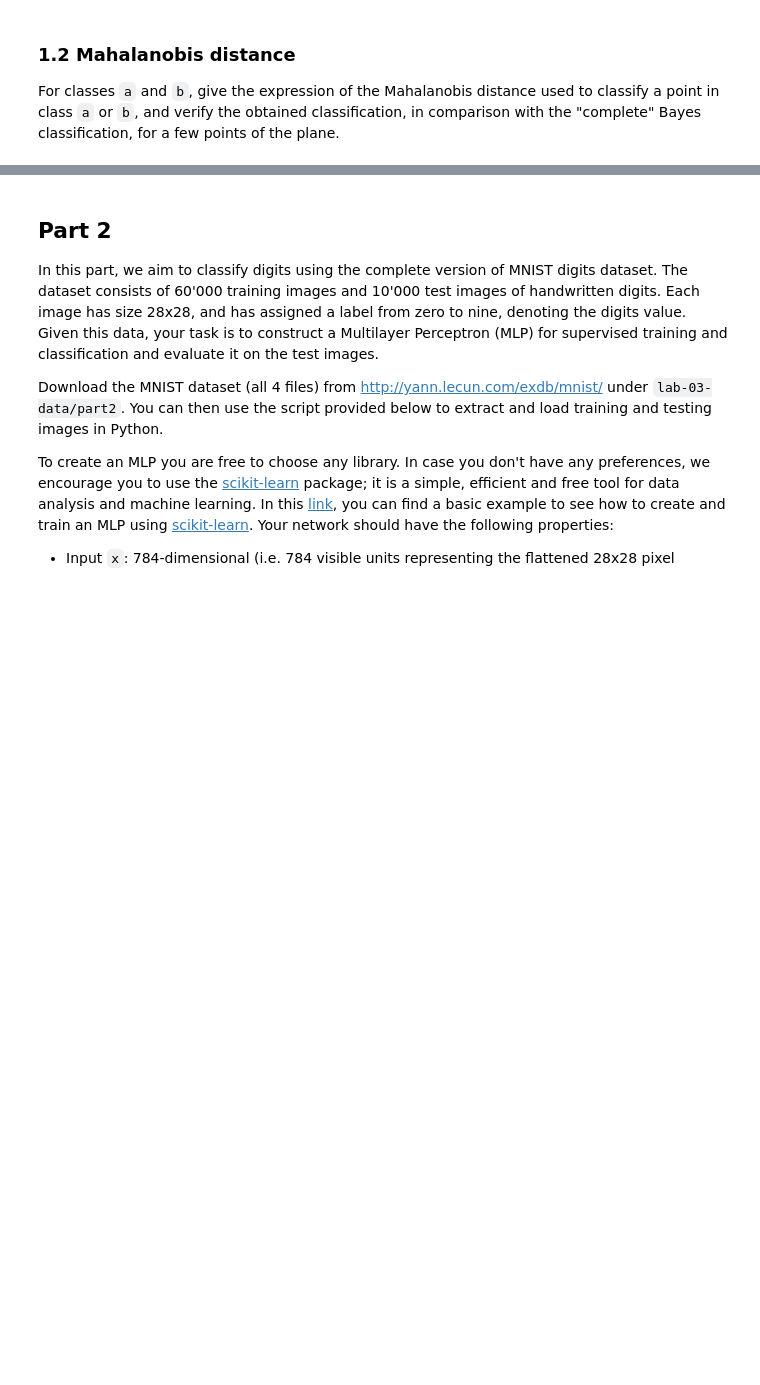
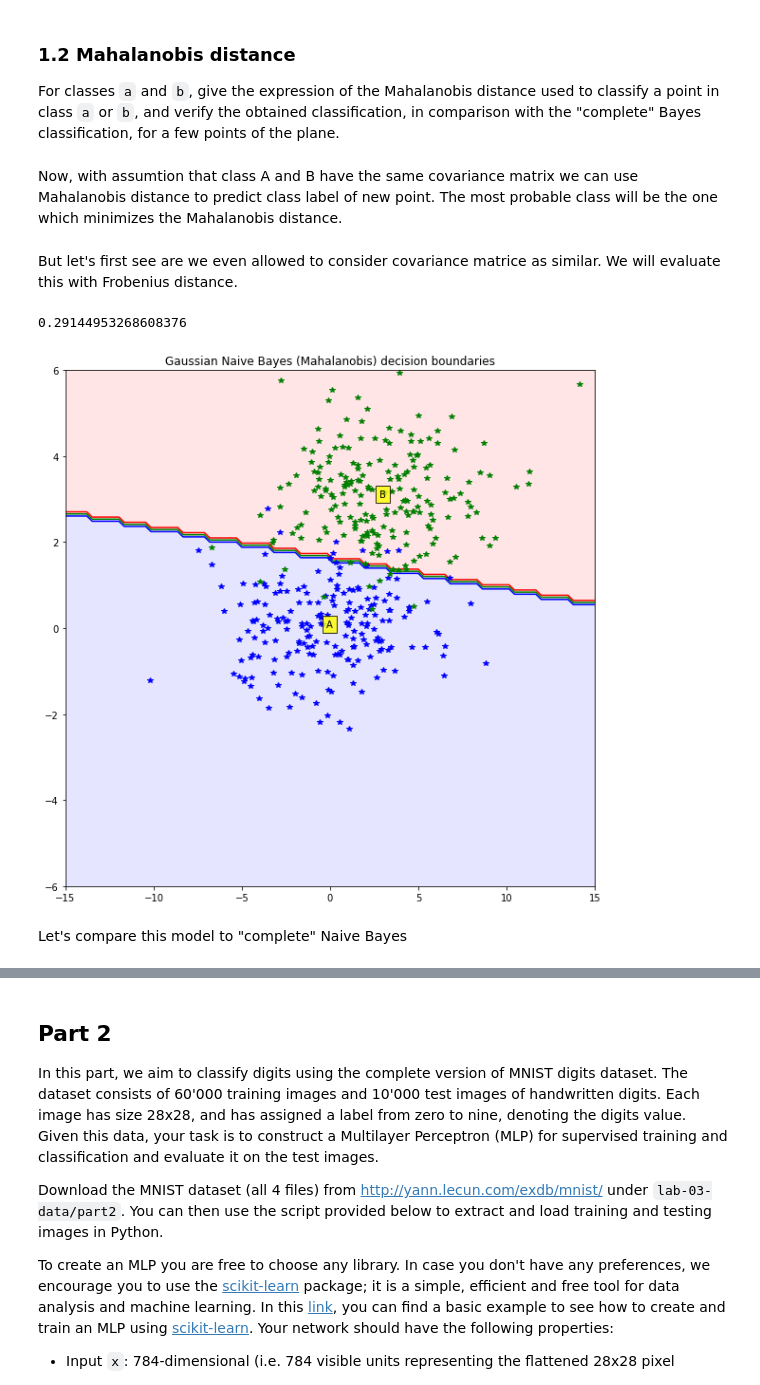
Before and after one commit to oganesManasian/Image-analysis-and-pattern-recognition, a Jupyter notebook: labs/lab_03_classification.ipynb, the cells around one changed output, grey strips where cells are left out. Cells and saved outputs as stored; diff of their text form; code cells hidden in the pictures; blank space fills up the shorter version.

Commit message:
Implemeted Mahalanobis distance and analysed results in task 1.2

```diff
--- a/labs/lab_03_classification.ipynb
+++ b/labs/lab_03_classification.ipynb
@@ -196,3 +186,11 @@ Our method differed from sklearn's in  1.14 % of points on grid
 # %% [markdown]
 ### 1.2 Mahalanobis distance
 For classes `a` and `b`, give the expression of the Mahalanobis distance used to classify a point in class `a` or `b`, and verify the obtained classification, in comparison with the "complete" Bayes classification, for a few points of the plane.
+# %% [markdown]
+Now, with assumtion that class A and B have the same covariance matrix we can use Mahalanobis distance to predict class label of new point. The most probable class will be the one which minimizes the Mahalanobis distance.
+# %% [markdown]
+But let's first see are we even allowed to consider covariance matrice as similar. We will evaluate this with Frobenius distance.
+# %%
+np.linalg.norm(class_cov[0] - class_cov[1])
+# %% [output]
+0.29144953268608376
@@ -198,0 +200,35 @@ For classes `a` and `b`, give the expression of the Mahalanobis distance used to
+# %%
+def predict_mahalanobis(x, class_mean, cov, labels):
+    discriminant_values = [discriminant_func(x, mean, cov) for mean in class_mean]
+    return labels[np.argmax(discriminant_values)]
+# %%
+class_mean = class_mean[:2] # Take only values for class A and B
+class_cov = class_cov[:2] # Take only values for class A and B
+cov = class_cov[0] # Assume that covariance matrices are the same
+# %%
+N = 100
+X = np.linspace(-15, 15, N)
+Y = np.linspace(-6, 6, N)
+X, Y = np.meshgrid(X, Y)
+
+fig = plt.figure(figsize = (10,10))
+ax = fig.gca()
+
+predictions_mahalanobis = np.array([predict_mahalanobis(x, class_mean, cov, [0, 1])
+                                    for x in zip(np.ravel(X), np.ravel(Y))]).reshape(X.shape)
+
+#Plot the filled and boundary contours
+ax.contourf(X, Y, predictions_mahalanobis, 2, alpha = .1, colors=colors)
+ax.contour(X, Y, predictions_mahalanobis, 2, alpha = 1, colors=colors)
+
+# Add axis and title
+ax.set_title('Gaussian Naive Bayes (Mahalanobis) decision boundaries')
+for title, class_points, color in zip(titles, [a_xy, b_xy], colors):
+    ax.plot(class_points[0], class_points[1], "*", color=color)
+    ax.text(x=np.mean(class_points[0]), y = np.mean(class_points[1]), s=title, bbox=dict(facecolor='yellow', alpha=0.8))
+
+plt.show()
+# %% [output]
+[figure, added]
+# %% [markdown]
+Let's compare this model to "complete" Naive Bayes
```
Also changed, not shown: parts of 11 cells of this notebook.
